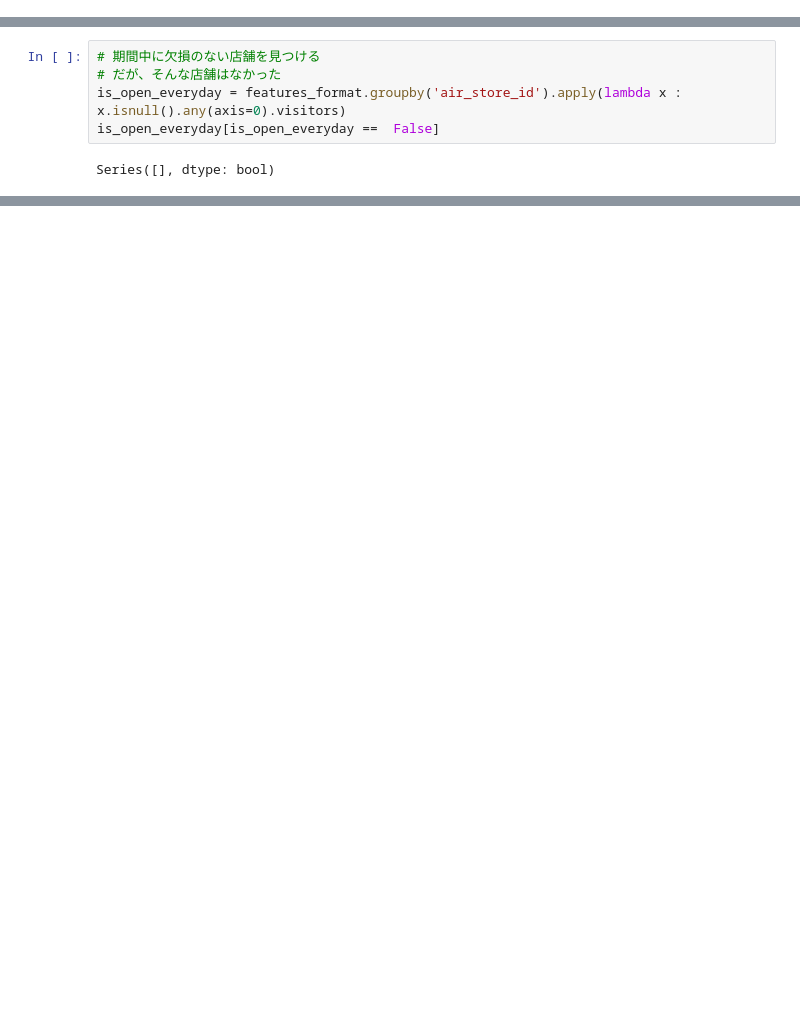
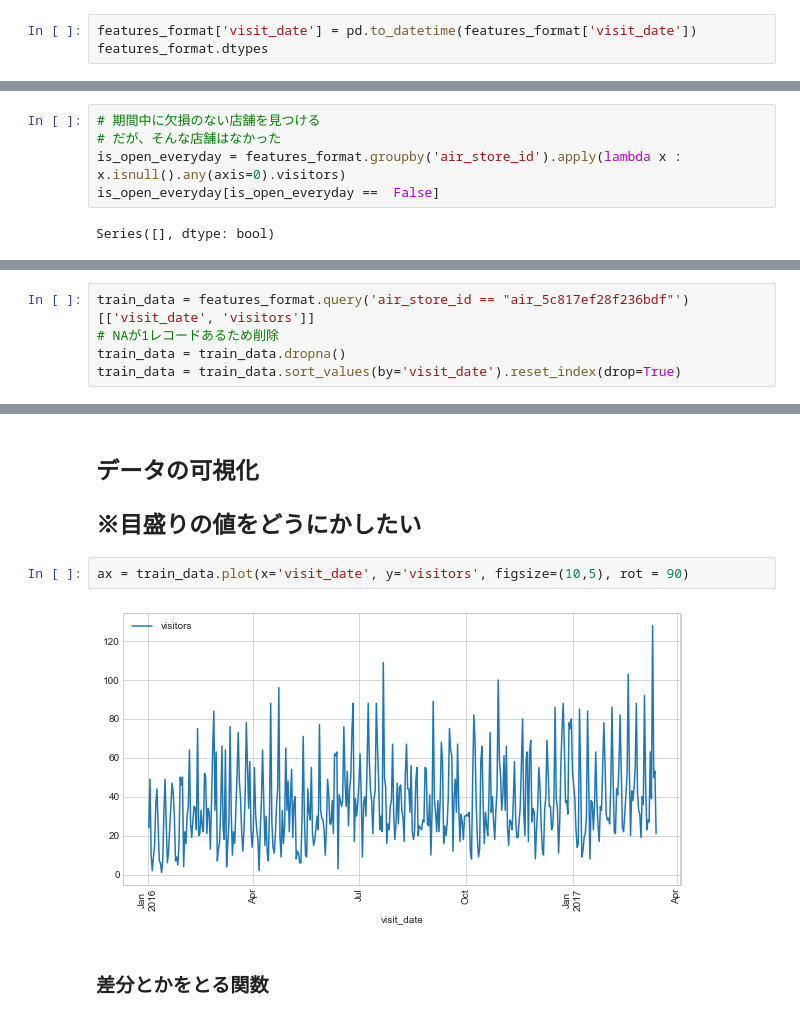
Before and after one commit to recruit-exercise/recruit_exercise, a Jupyter notebook: notebook/predict_arima_prototype.ipynb, the cells around one changed output, grey strips where cells are left out. Saved outputs shown, nothing was run; the diff lists cells and outputs as text; blank space fills up the shorter version.

```diff
--- a/notebook/predict_arima_prototype.ipynb
+++ b/notebook/predict_arima_prototype.ipynb
@@ -18,3 +18,6 @@ sns.set_style('whitegrid')
 ## データの取得
 # %%
 features_format = pd.read_csv('../data/features_format.csv', engine='python')
+# %%
+features_format['visit_date'] = pd.to_datetime(features_format['visit_date'])
+features_format.dtypes
@@ -31,0 +51,5 @@ True
+# %%
+train_data = features_format.query('air_store_id == "air_5c817ef28f236bdf"')[['visit_date', 'visitors']]
+# NAが1レコードあるため削除
+train_data = train_data.dropna()
+train_data = train_data.sort_values(by='visit_date').reset_index(drop=True)
@@ -31,0 +98,9 @@ True
+# %% [markdown]
+## データの可視化
+## ※目盛りの値をどうにかしたい
+# %%
+ax = train_data.plot(x='visit_date', y='visitors', figsize=(10,5), rot = 90)
+# %% [output]
+[figure, added]
+# %% [markdown]
+### 差分とかをとる関数
```
Also changed, not shown: parts of 33 cells of this notebook.
